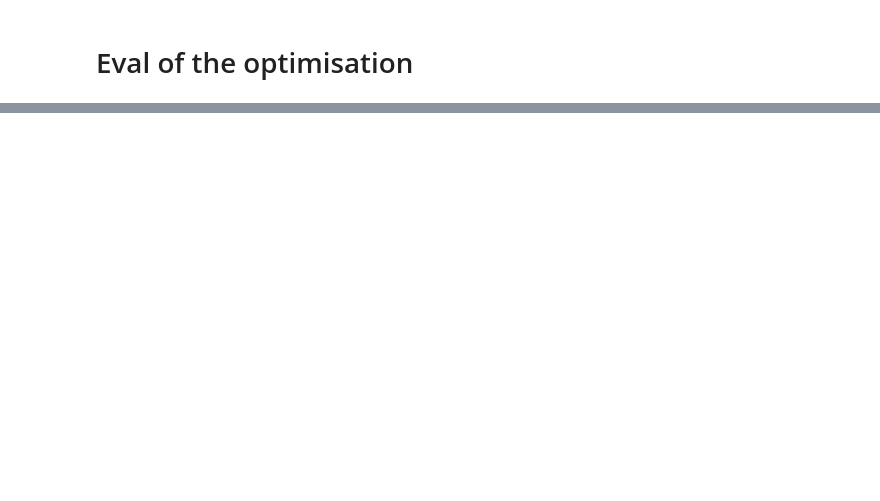
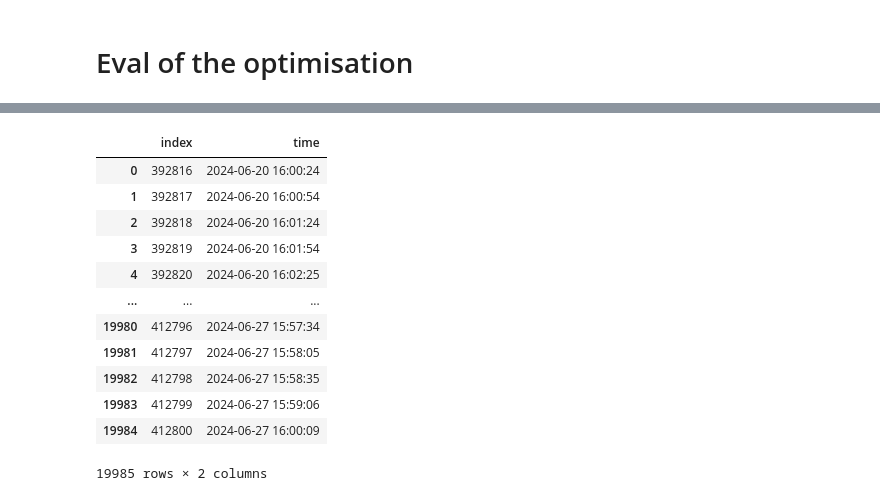
Before and after one commit to emathier/OptiSwim2, a Jupyter notebook: XGBoost/Hyperparameter.ipynb, the cells around one changed output, grey strips where cells are left out. Saved outputs shown, nothing was run; the diff lists cells and outputs as text; code cells hidden in the pictures; blank space fills up the shorter version.

```diff
--- a/XGBoost/Hyperparameter.ipynb
+++ b/XGBoost/Hyperparameter.ipynb
@@ -138,0 +148,16 @@ study
+# %%
+test_time
+# %% [output]
+|  | index | time |
+| 0 | 392816 | 2024-06-20 16:00:24 |
+| 1 | 392817 | 2024-06-20 16:00:54 |
+| 2 | 392818 | 2024-06-20 16:01:24 |
+| 3 | 392819 | 2024-06-20 16:01:54 |
+| 4 | 392820 | 2024-06-20 16:02:25 |
+| ... | ... | ... |
+| 19980 | 412796 | 2024-06-27 15:57:34 |
+| 19981 | 412797 | 2024-06-27 15:58:05 |
+| 19982 | 412798 | 2024-06-27 15:58:35 |
+| 19983 | 412799 | 2024-06-27 15:59:06 |
+| 19984 | 412800 | 2024-06-27 16:00:09 |
+19985 rows × 2 columns
```
Also changed, not shown: parts of 10 cells of this notebook, 8 other files.
